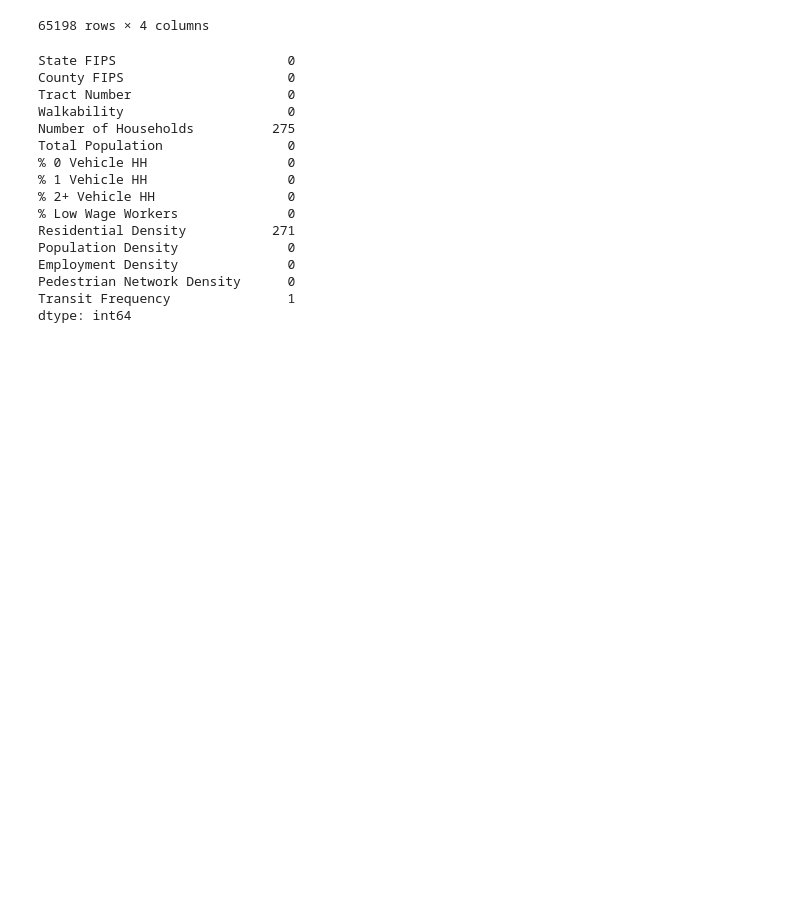
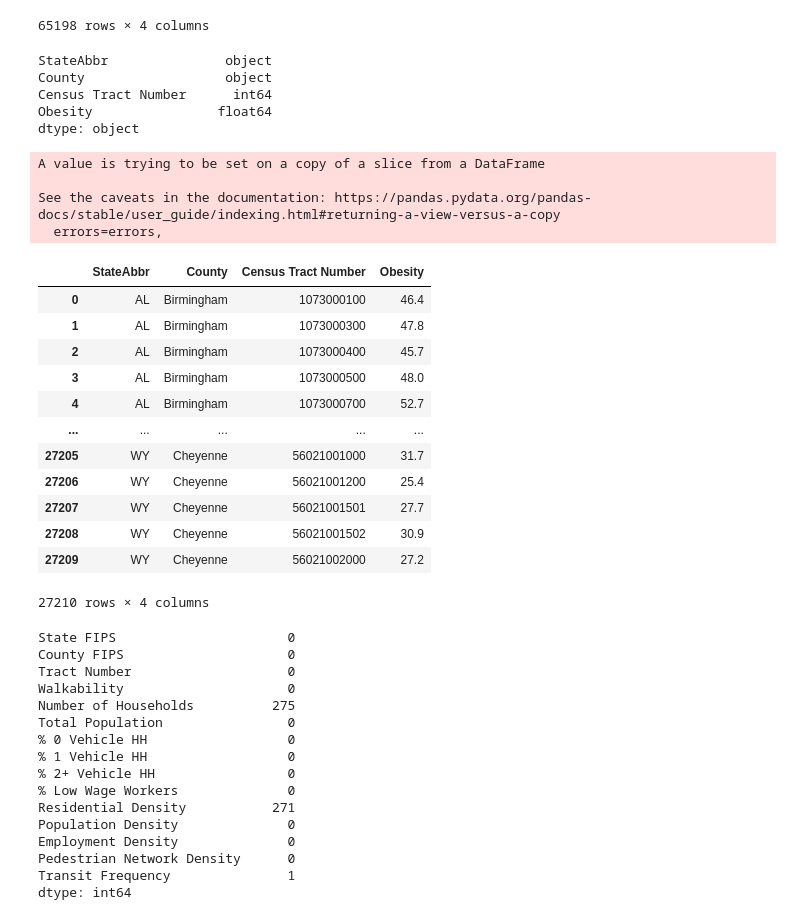
Before and after one commit to kramerkyle/FinalProject, a Jupyter notebook: Data Cleaning/Data_Cleaning.ipynb, the cells around one changed output. Cells and saved outputs as stored; diff of their text form; code cells hidden in the pictures; blank space fills up the shorter version.

Commit message:
Clean up

```diff
--- a/Data Cleaning/Data_Cleaning_SM.ipynb
+++ b/Data Cleaning/Data_Cleaning.ipynb
@@ -12,6 +9,8 @@ file_path_food = "Data/FoodAccessResearchAtlasData2019.csv"
 file_path_life = "Data/U.S._Life_Expectancy_at_Birth_by_State_and_Census_Tract_-_2010-2015.csv"
 file_path_fips = "Data/ZIP-COUNTY-FIPS_2011-06.csv"
 file_path_EPA = "Data/EPA_SmartLocationDatabase_V3_Jan_2021_Final.csv"
+file_path_obesity = "Data/500_Cities__Census_Tract-level_Data__GIS_Friendly_Format___2019_release.csv"
+obesity_df = pd.read_csv(file_path_obesity)
 food_df = pd.read_csv(file_path_food)
 life_df = pd.read_csv(file_path_life)
 fips_df = pd.read_csv(file_path_fips)
@@ -25,6 +24,9 @@ life_columns_df = life_df[['Census Tract Number', 'State', 'County', 'Life Expec
 # %%
 # Get only the columns we need for public infrastructure
 EPA_columns_df = EPA_df[['STATEFP', 'COUNTYFP', 'TRACTCE', 'NatWalkInd', 'CountHU', 'TotPop', 'Pct_AO0', 'Pct_AO1', 'Pct_AO2p', 'R_PCTLOWWAGE', 'D1A', 'D1B', 'D1C', 'D3APO', 'D4D']]
+# %%
+# Get only the columns we need for rate of obesity
+obesity_columns_df = obesity_df[["StateAbbr", 'PlaceName', 'TractFIPS', 'OBESITY_CrudePrev']]
 # %%
 # Rename food columns
 food_columns_df['Census Tract Number'] = food_columns_df['CensusTract'].astype(str)
@@ -133,6 +135,43 @@ life_expectancy_df
 | 67126 | 56045951100 | Wyoming | Weston County | 79.0 |
 | 67127 | 56045951300 | Wyoming | Weston County | 78.6 |
 65198 rows × 4 columns
+# %%
+# Check the datatypes of the obesity dataframe
+obesity_columns_df.dtypes
+# %% [output]
+StateAbbr               object
+County                  object
+Census Tract Number      int64
+Obesity                float64
+dtype: object
+# %%
+# Create a copy of the obesity dataframe
+obesity_clean_df = obesity_columns_df
+# %%
+# Rename the columns to match other dataframes
+obesity_clean_df.rename(columns = {'TractFIPS':'Census Tract Number', 'PlaceName':'County', 'OBESITY_CrudePrev':'Obesity'}, inplace = True)
+# %% [output]
+A value is trying to be set on a copy of a slice from a DataFrame
+
+See the caveats in the documentation: https://pandas.pydata.org/pandas-docs/stable/user_guide/indexing.html#returning-a-view-versus-a-copy
+  errors=errors,
+# %%
+# Check the rate of obesity dataframe
+obesity_clean_df
+# %% [output]
+|  | StateAbbr | County | Census Tract Number | Obesity |
+| 0 | AL | Birmingham | 1073000100 | 46.4 |
+| 1 | AL | Birmingham | 1073000300 | 47.8 |
+| 2 | AL | Birmingham | 1073000400 | 45.7 |
+| 3 | AL | Birmingham | 1073000500 | 48.0 |
+| 4 | AL | Birmingham | 1073000700 | 52.7 |
+| ... | ... | ... | ... | ... |
+| 27205 | WY | Cheyenne | 56021001000 | 31.7 |
+| 27206 | WY | Cheyenne | 56021001200 | 25.4 |
+| 27207 | WY | Cheyenne | 56021001501 | 27.7 |
+| 27208 | WY | Cheyenne | 56021001502 | 30.9 |
+| 27209 | WY | Cheyenne | 56021002000 | 27.2 |
+27210 rows × 4 columns
 # %%
 # Rename EPA columns
 epa_renamed_df = EPA_columns_df.rename(
```
Also changed, not shown: parts of 7 cells of this notebook, 10 other files.
